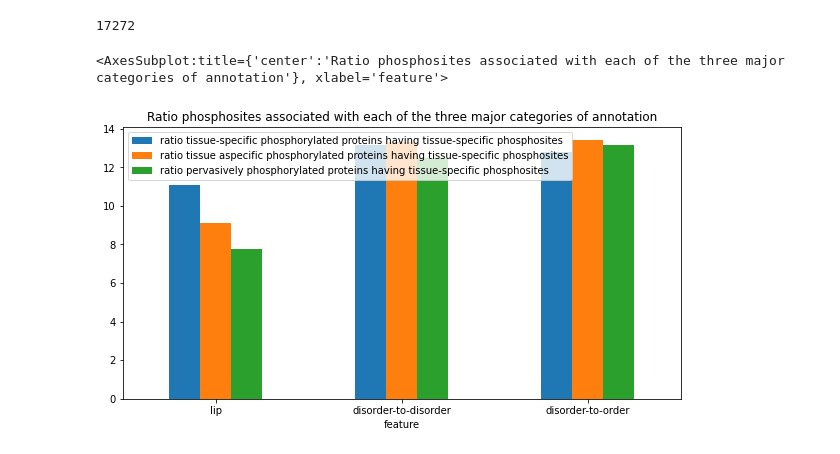
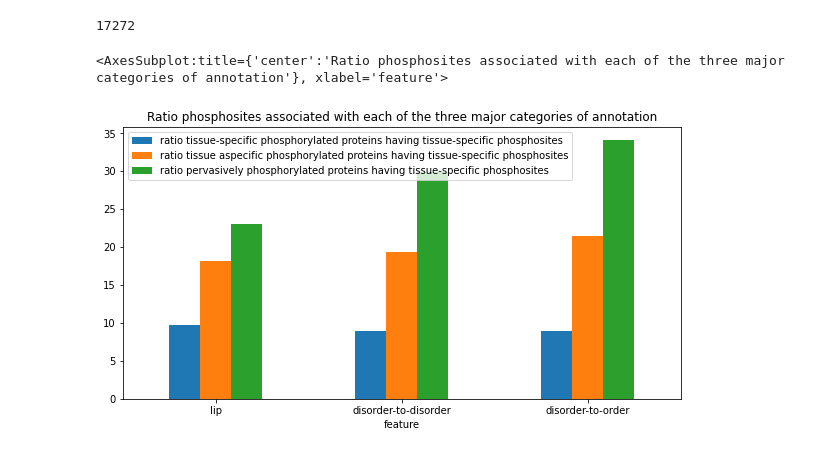
Before and after one commit to Hanne-Devos/Master_thesis, a Jupyter notebook: WP2/WP2 disordered regions from MobiDB on the phosphosite level.ipynb, the cells around one changed output. Cells and saved outputs as stored; diff of their text form; code cells hidden in the pictures.

```diff
--- a/WP2/WP2 disordered regions from MobiDB on the phosphosite level.ipynb
+++ b/WP2/WP2 disordered regions from MobiDB on the phosphosite level.ipynb
@@ -1225,10 +1248,10 @@ list_tspec = []
 list_taspec = []
 list_gen = []
 for item in ["lip", "disorder_to_disorder", "disorder_to_order"]:
-    count_item_tspec = tspec_sites_mobi.loc[tspec_sites_mobi["feature"].str.contains(item), "ACC_ID"].nunique()
-    count_item_taspec = taspec_sites_mobi.loc[taspec_sites_mobi["feature"].str.contains(item), "ACC_ID"].nunique()
-    count_item_gen = gen_sites_mobi.loc[gen_sites_mobi["feature"].str.contains(item), "ACC_ID"].nunique()
-    count_item_Uniprot = Uniprot_mobi.loc[Uniprot_mobi["feature"].str.contains(item), "ACC_ID"].nunique()
+    count_item_tspec = tspec_sites_mobi.loc[tspec_sites_mobi["feature"].str.contains(item), :].groupby(["ACC_ID", "UP_POS_x"], as_index=False).agg({"length": "first"})["ACC_ID"].count()
+    count_item_taspec = taspec_sites_mobi.loc[taspec_sites_mobi["feature"].str.contains(item), :].groupby(["ACC_ID", "UP_POS_x"], as_index=False).agg({"length": "first"})["ACC_ID"].count()
+    count_item_gen = gen_sites_mobi.loc[gen_sites_mobi["feature"].str.contains(item), :].groupby(["ACC_ID", "UP_POS_x"], as_index=False).agg({"length": "first"})["ACC_ID"].count()
+    count_item_Uniprot = Uniprot_mobi.loc[Uniprot_mobi["feature"].str.contains(item), :].groupby(["ACC_ID"], as_index=False).agg({"length": "first"})["ACC_ID"].count()
     list_tspec.append(count_item_tspec*100/count_item_Uniprot)
     list_taspec.append(count_item_taspec*100/count_item_Uniprot)
     list_gen.append(count_item_gen*100/count_item_Uniprot)
@@ -1236,6 +1259,6 @@ summarised_features = pd.DataFrame({"feature": ["lip", "disorder-to-disorder", "
                                   "ratio proteins having tissue-specific phosphosites": list_tspec,
                                   "ratio proteins having tissue aspecific phosphosites": list_taspec,
                                   "ratio proteins having pervasive phosphosites": list_gen})
-summarised_features.plot(kind="bar", x="feature", figsize=(10,5), title="Ratio of proteins having a category of phosphosites per type of annotation", rot=0)
+summarised_features.plot(kind="bar", x="feature", figsize=(10,5), title="Ratio of P-sites having a category of phosphosites per type of annotation", rot=0)
 #plt.savefig("WP2 MobiDB interaction interfaces all phosphosites.png", format="png", bbox_inches="tight")
 # %% [output]
@@ -1477,21 +1500,21 @@ print(Uniprot_mobi["ACC_ID"].nunique())
 # %%
 list_tspec = []
 list_taspec = []
 list_gen = []
 for item in ["lip", "disorder_to_disorder", "disorder_to_order"]:
-    count_item_tspec = tspecsites_tspecproteins_mobi.loc[tspecsites_tspecproteins_mobi["feature"].str.contains(item), "ACC_ID"].nunique()
-    count_item_taspec = tspecsites_taspecproteins_mobi.loc[tspecsites_taspecproteins_mobi["feature"].str.contains(item), "ACC_ID"].nunique()
-    count_item_gen = tspecsites_genproteins_mobi.loc[tspecsites_genproteins_mobi["feature"].str.contains(item), "ACC_ID"].nunique()
-    count_item_uniprot = Uniprot_mobi.loc[Uniprot_mobi["feature"].str.contains(item),"ACC_ID"].nunique()
+    count_item_tspec = tspecsites_tspecproteins_mobi.loc[tspecsites_tspecproteins_mobi["feature"].str.contains(item), :].groupby(["ACC_ID", "UP_POS"], as_index=False).agg({"length": "first"})["ACC_ID"].count()
+    count_item_taspec = tspecsites_taspecproteins_mobi.loc[tspecsites_taspecproteins_mobi["feature"].str.contains(item), :].groupby(["ACC_ID", "UP_POS"], as_index=False).agg({"length": "first"})["ACC_ID"].count()
+    count_item_gen = tspecsites_genproteins_mobi.loc[tspecsites_genproteins_mobi["feature"].str.contains(item), :].groupby(["ACC_ID", "UP_POS"], as_index=False).agg({"length": "first"})["ACC_ID"].count()
+    count_item_uniprot = Uniprot_mobi.loc[Uniprot_mobi["feature"].str.contains(item),"ACC_ID"].count()
     list_tspec.append(count_item_tspec*100/count_item_uniprot)
     list_taspec.append(count_item_taspec*100/count_item_uniprot)
     list_gen.append(count_item_gen*100/count_item_uniprot)
 summarised_features = pd.DataFrame({"feature": ["lip", "disorder-to-disorder", "disorder-to-order"],
                                   "ratio tissue-specific phosphorylated proteins having tissue-specific phosphosites": list_tspec,
                                   "ratio tissue aspecific phosphorylated proteins having tissue-specific phosphosites": list_taspec,
                                   "ratio pervasively phosphorylated proteins having tissue-specific phosphosites": list_gen})
 summarised_features.plot(kind="bar", x="feature", figsize=(10,5), title="Ratio phosphosites associated with each of the three major categories of annotation", rot=0)
 #plt.savefig("WP2 MobiDB_Ratio proteins having tissue-specific phosphosites interaction interface.png", format="png", bbox_inches="tight")
 # %% [output]
 <AxesSubplot:title={'center':'Ratio phosphosites associated with each of the three major categories of annotation'}, xlabel='feature'>
-[figure, old version]
+[figure, new version]
```
Also changed, not shown: parts of 17 cells of this notebook.
